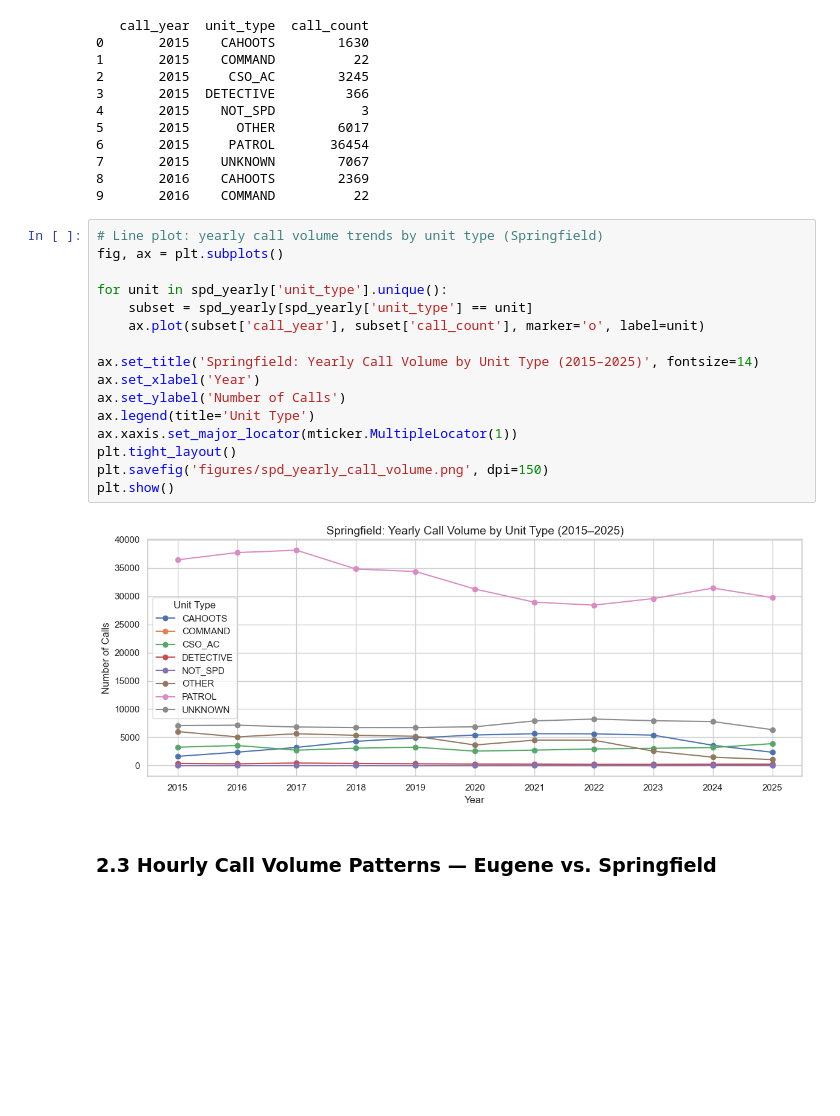
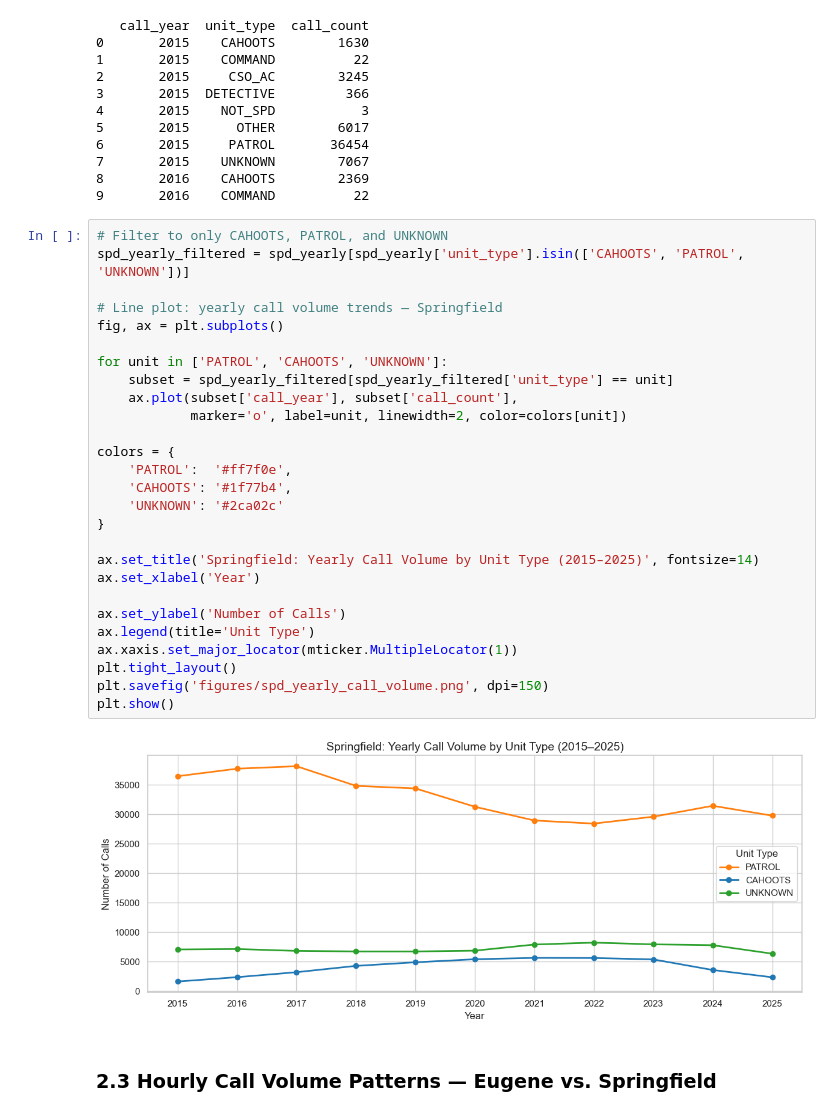
Before and after one commit to ilhanmahmood/dsci410_analyzing_cahoots_call_volumes, a Jupyter notebook: analysis.ipynb, the cells around one changed output. Saved outputs shown, nothing was run; the diff lists cells and outputs as text; blank space fills up the shorter version.

```diff
--- a/analysis.ipynb
+++ b/analysis.ipynb
@@ -216,23 +221,34 @@ print(spd_yearly.head(10))
 8       2016    CAHOOTS        2369
 9       2016    COMMAND          22
 # %%
-# Line plot: yearly call volume trends by unit type (Springfield)
+# Filter to only CAHOOTS, PATROL, and UNKNOWN
+spd_yearly_filtered = spd_yearly[spd_yearly['unit_type'].isin(['CAHOOTS', 'PATROL', 'UNKNOWN'])]
+
+# Line plot: yearly call volume trends — Springfield
 fig, ax = plt.subplots()
 
-for unit in spd_yearly['unit_type'].unique():
-    subset = spd_yearly[spd_yearly['unit_type'] == unit]
-    ax.plot(subset['call_year'], subset['call_count'], marker='o', label=unit)
+for unit in ['PATROL', 'CAHOOTS', 'UNKNOWN']:
+    subset = spd_yearly_filtered[spd_yearly_filtered['unit_type'] == unit]
+    ax.plot(subset['call_year'], subset['call_count'],
+            marker='o', label=unit, linewidth=2, color=colors[unit])
+
+colors = {
+    'PATROL':  '#ff7f0e',
+    'CAHOOTS': '#1f77b4',
+    'UNKNOWN': '#2ca02c'
+}
 
 ax.set_title('Springfield: Yearly Call Volume by Unit Type (2015–2025)', fontsize=14)
 ax.set_xlabel('Year')
+
 ax.set_ylabel('Number of Calls')
 ax.legend(title='Unit Type')
 ax.xaxis.set_major_locator(mticker.MultipleLocator(1))
 plt.tight_layout()
 plt.savefig('figures/spd_yearly_call_volume.png', dpi=150)
 plt.show()
 # %% [output]
-[figure, old version]
+[figure, new version]
 # %% [markdown]
 ### 2.3 Hourly Call Volume Patterns — Eugene vs. Springfield
 # %%
```
Also changed, not shown: parts of 29 cells of this notebook, 18 other files.
